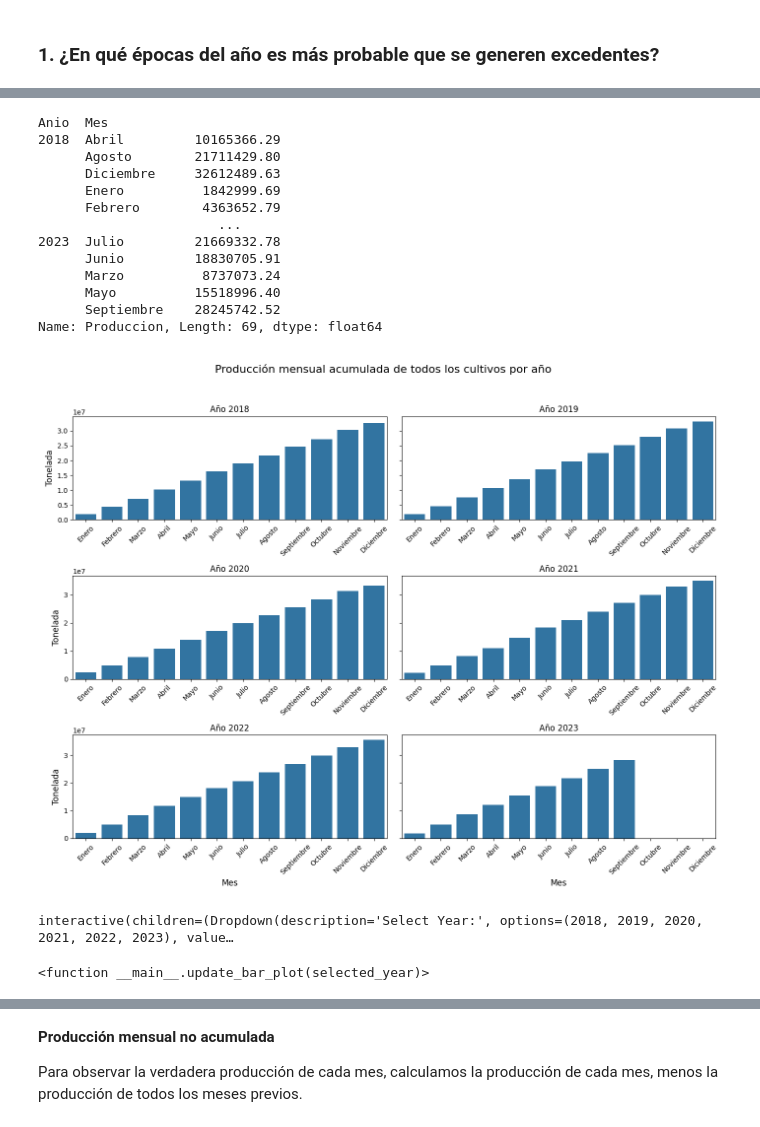
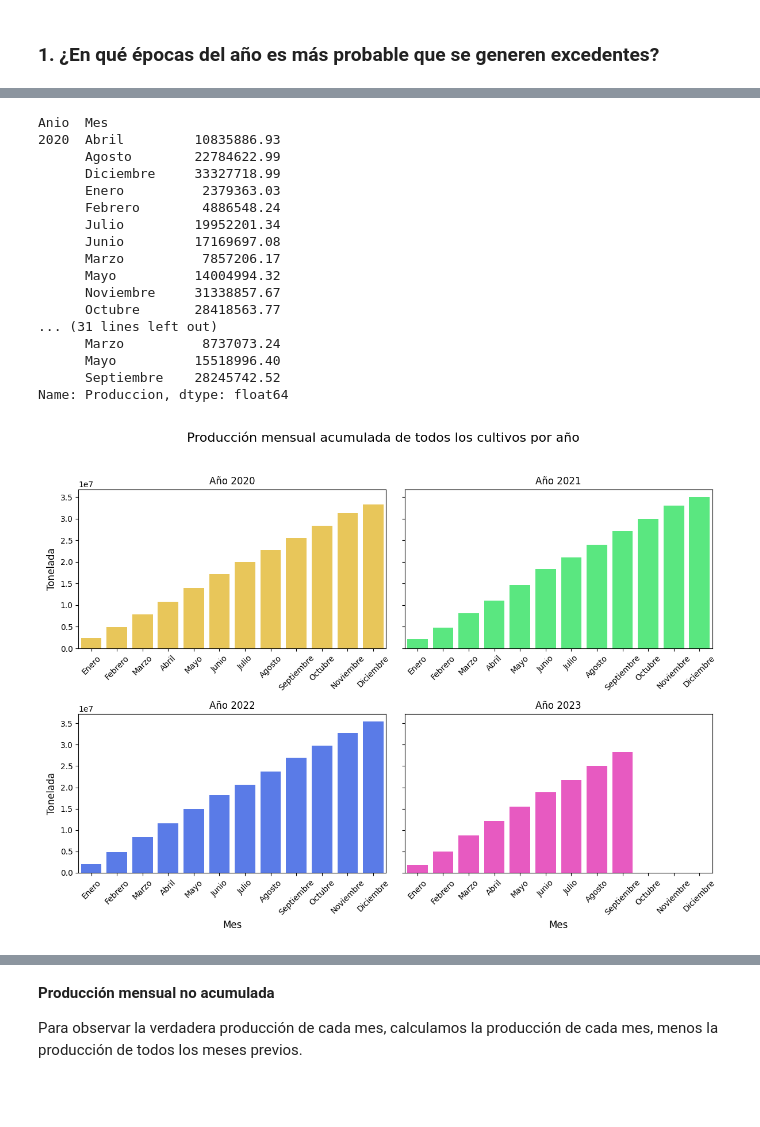
Before and after one commit to josemal98/Proyecto_Ing_Caract, a Jupyter notebook: Segunda_parte/Preparacion_de_datos.ipynb, the cells around one changed output, grey strips where cells are left out. Cells and saved outputs as stored; diff of their text form; code cells hidden in the pictures; blank space fills up the shorter version.

```diff
--- a/Segunda_parte/Preparacion_de_datos.ipynb
+++ b/Segunda_parte/Preparacion_de_datos.ipynb
@@ -43,6 +43,9 @@ df_siap.head()
 | 2 | Colima | Manzanillo | 86.29 | 0.00 | 0.0 | 0.00 | ... |
 | 3 | Durango | Durango | 13.00 | 0.00 | 0.0 | 0.00 | ... |
 | 4 | Durango | Mezquital | 110.00 | 0.00 | 0.0 | 0.00 | ... |
+# %%
+# Nos quedamos solo con los años del 2020 en adelante
+df_siap = df_siap[df_siap['Anio'] >= 2020]
 # %%
 # Nos quedamos solo con los cultivos de interés
 df_siap = df_siap[df_siap['Cultivo'].isin(cultivos)]
@@ -163,27 +172,38 @@ prod_año_mes = df_siap.groupby(['Anio', 'Mes'])['Produccion'].sum()
 prod_año_mes
 # %% [output]
 Anio  Mes
-2018  Abril         10165366.29
-      Agosto        21711429.80
-      Diciembre     32612489.63
-      Enero          1842999.69
-      Febrero        4363652.79
-                       ...
-2023  Julio         21669332.78
-      Junio         18830705.91
+2020  Abril         10835886.93
+      Agosto        22784622.99
+      Diciembre     33327718.99
+      Enero          2379363.03
+      Febrero        4886548.24
+      Julio         19952201.34
+      Junio         17169697.08
+      Marzo          7857206.17
+      Mayo          14004994.32
+      Noviembre     31338857.67
+      Octubre       28418563.77
+... (31 lines left out)
       Marzo          8737073.24
       Mayo          15518996.40
       Septiembre    28245742.52
-Name: Produccion, Length: 69, dtype: float64
+Name: Produccion, dtype: float64
+# %%
+# Orden cronológico de los meses
+meses_cronologico = ['Enero', 'Febrero', 'Marzo', 'Abril', 'Mayo', 'Junio', 'Julio', 'Agosto', 'Septiembre', 'Octubre', 'Noviembre', 'Diciembre']
+
+# Lista de colores para cada año
+colores = ['#ffd343', '#42ff75', '#426eff', '#ff42cc']
+
+# Lista de cultivos únicos
+cultivos_unicos = list(df_siap['Cultivo'].unique())
+
+# Lista de años únicos
+años_unicos = list(df_siap['Anio'].unique())
 # %%
-%matplotlib widget
 # Crea una figura con una matriz de subgráficas 3x2
-fig, axes = plt.subplots(3, 2, figsize=(14, 11), sharey='row')
+fig, axes = plt.subplots(2, 2, figsize=(12, 9), sharey='row')
 fig.suptitle('Producción mensual acumulada de todos los cultivos por año', fontsize=16)
-
-
-# Orden cronológico de los meses
-meses_cronologico = ['Enero', 'Febrero', 'Marzo', 'Abril', 'Mayo', 'Junio', 'Julio', 'Agosto', 'Septiembre', 'Octubre', 'Noviembre', 'Diciembre']
 
 i=0
 
@@ -192,56 +212,33 @@ for year in prod_año_mes.index.get_level_values('Anio').unique():
     row, col = i // 2, i % 2  # Calcula la fila y la columna actual en la matriz de subgráficas
     ax = axes[row, col]  # Selecciona la subgráfica actual
 
     # Filtra los datos para el año actual y reordena los meses cronológicamente
     df_year = prod_año_mes.loc[year].reindex(meses_cronologico)
 
     # Crea un gráfico de barras en la subgráfica actual
-    sns.barplot(x=df_year.index, y=df_year.values, ci=None, ax=ax)
+    sns.barplot(x=df_year.index, y=df_year.values, ci=None, ax=ax, color=colores[i])
 
     # Personaliza la subgráfica
     ax.set_title(f'Año {year}')
 
     # Agrega etiquetas en el eje Y solo a las gráficas de la izquierda
     if col == 0:
         ax.set_ylabel('Tonelada', fontsize=12)
 
     # Agrega etiquetas en el eje X solo a las gráficas de abajo
-    if row == 2:
+    if row == 1:
         ax.set_xlabel('Mes', fontsize=12)
     else:
         ax.set_xlabel('', fontsize=12)
 
     ax.set_xticklabels(ax.get_xticklabels(), rotation=45)  # Rota las etiquetas del eje X
 
     i+=1
 
 # Ajusta el diseño de las subgráficas
 plt.tight_layout(rect=[0, 0, 1, 0.95])
 
 # Muestra la figura
 plt.show()
 # %% [output]
-[figure, old version]
+[figure, new version]
-# %%
-# Función para crear gráfica de un año a la vez
-def update_bar_plot(selected_year):
-    plt.figure(figsize=(10, 6))
-    df_year = prod_año_mes.loc[selected_year].reindex(meses_cronologico)
-    sns.barplot(x=df_year.index, y=df_year.values, ci=None)
-    plt.title(f'Año {selected_year}')
-    plt.xlabel('Mes')
-    plt.ylabel('Tonelada')
-    plt.xticks(rotation=45)
-    plt.subplots_adjust(top=0.95, bottom=0.17)  # Reduce the top margin
-    plt.show()
-
-# Widget interactivo para seleccionar el año
-year_selector = widgets.Dropdown(options=prod_año_mes.index.get_level_values('Anio').unique(), description='Select Year:')
-#year_selector.layout.margin = '-10px -10px -10px -10px'  # Adjust the margin here
-output = widgets.interact(update_bar_plot, selected_year=year_selector)
-
-# Desplegar widget interactivo
-display(output)
-# %% [output]
-interactive(children=(Dropdown(description='Select Year:', options=(2018, 2019, 2020, 2021, 2022, 2023), value…
-<function __main__.update_bar_plot(selected_year)>
```
Also changed, not shown: parts of 30 cells of this notebook.
